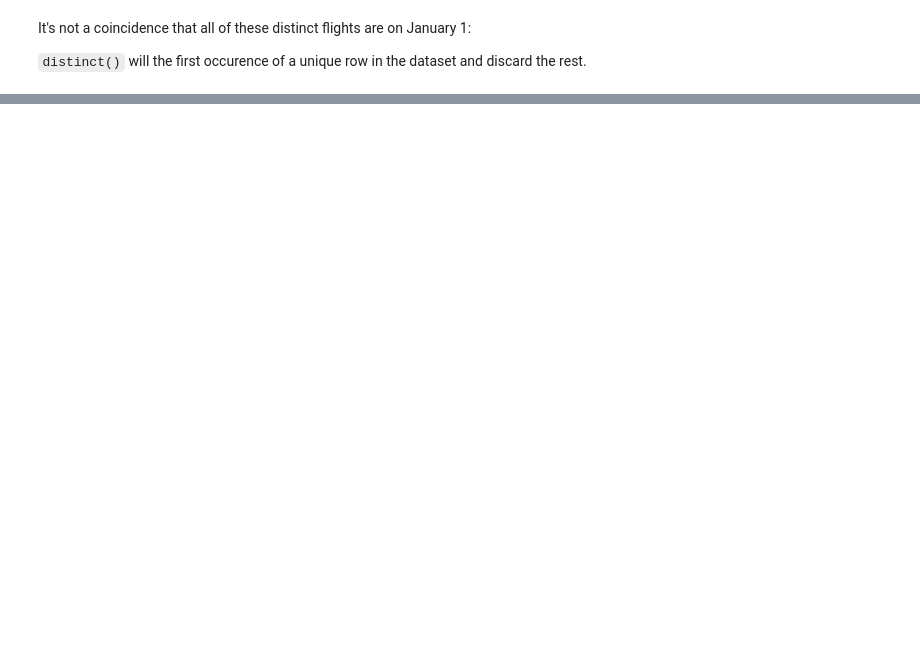
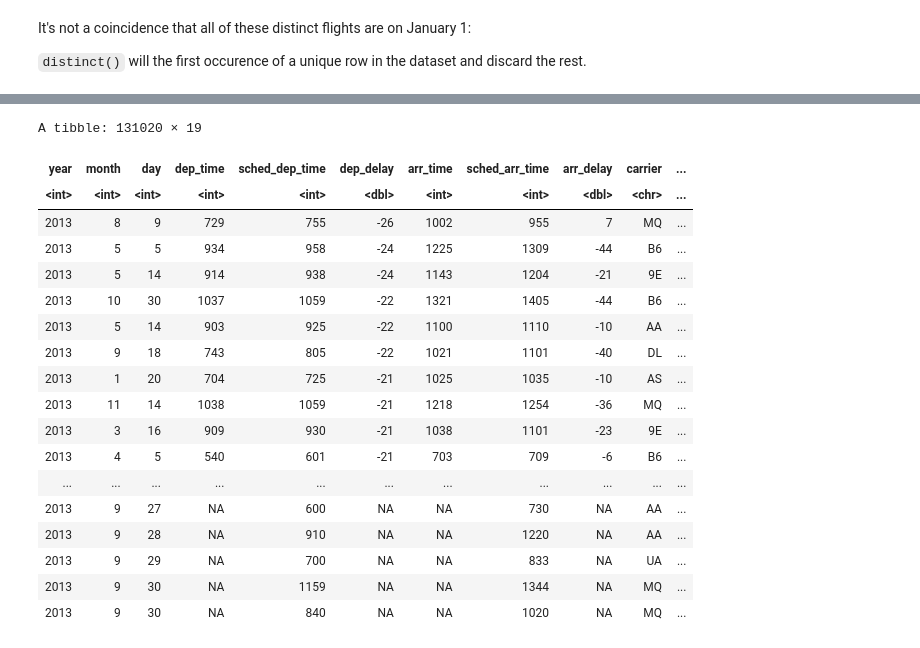
Before and after one commit to khuongduying/data-transformation, a Jupyter notebook: basic_data_transformation_R.ipynb, the cells around one changed output, grey strips where cells are left out. Saved outputs shown, nothing was run; the diff lists cells and outputs as text; code cells hidden in the pictures; blank space fills up the shorter version.

```diff
--- a/basic_data_transformation_R.ipynb
+++ b/basic_data_transformation_R.ipynb
@@ -344,0 +448,25 @@ It's not a coincidence that all of these distinct flights are on January 1:
+# %%
+# Flights that left earliest in the morning
+flights |>
+  arrange(dep_delay) |>
+  filter(hour > 1 & hour < 12)
+# %% [output]
+A tibble: 131020 × 19
+| year | month | day | dep_time | sched_dep_time | dep_delay | arr_time | sched_arr_time | arr_delay | carrier | ... |
+| <int> | <int> | <int> | <int> | <int> | <dbl> | <int> | <int> | <dbl> | <chr> | ... |
+| 2013 | 8 | 9 | 729 | 755 | -26 | 1002 | 955 | 7 | MQ | ... |
+| 2013 | 5 | 5 | 934 | 958 | -24 | 1225 | 1309 | -44 | B6 | ... |
+| 2013 | 5 | 14 | 914 | 938 | -24 | 1143 | 1204 | -21 | 9E | ... |
+| 2013 | 10 | 30 | 1037 | 1059 | -22 | 1321 | 1405 | -44 | B6 | ... |
+| 2013 | 5 | 14 | 903 | 925 | -22 | 1100 | 1110 | -10 | AA | ... |
+| 2013 | 9 | 18 | 743 | 805 | -22 | 1021 | 1101 | -40 | DL | ... |
+| 2013 | 1 | 20 | 704 | 725 | -21 | 1025 | 1035 | -10 | AS | ... |
+| 2013 | 11 | 14 | 1038 | 1059 | -21 | 1218 | 1254 | -36 | MQ | ... |
+| 2013 | 3 | 16 | 909 | 930 | -21 | 1038 | 1101 | -23 | 9E | ... |
+| 2013 | 4 | 5 | 540 | 601 | -21 | 703 | 709 | -6 | B6 | ... |
+| ... | ... | ... | ... | ... | ... | ... | ... | ... | ... | ... |
+| 2013 | 9 | 27 | NA | 600 | NA | NA | 730 | NA | AA | ... |
+| 2013 | 9 | 28 | NA | 910 | NA | NA | 1220 | NA | AA | ... |
+| 2013 | 9 | 29 | NA | 700 | NA | NA | 833 | NA | UA | ... |
+| 2013 | 9 | 30 | NA | 1159 | NA | NA | 1344 | NA | MQ | ... |
+| 2013 | 9 | 30 | NA | 840 | NA | NA | 1020 | NA | MQ | ... |
```
Also changed, not shown: parts of 58 cells of this notebook.
